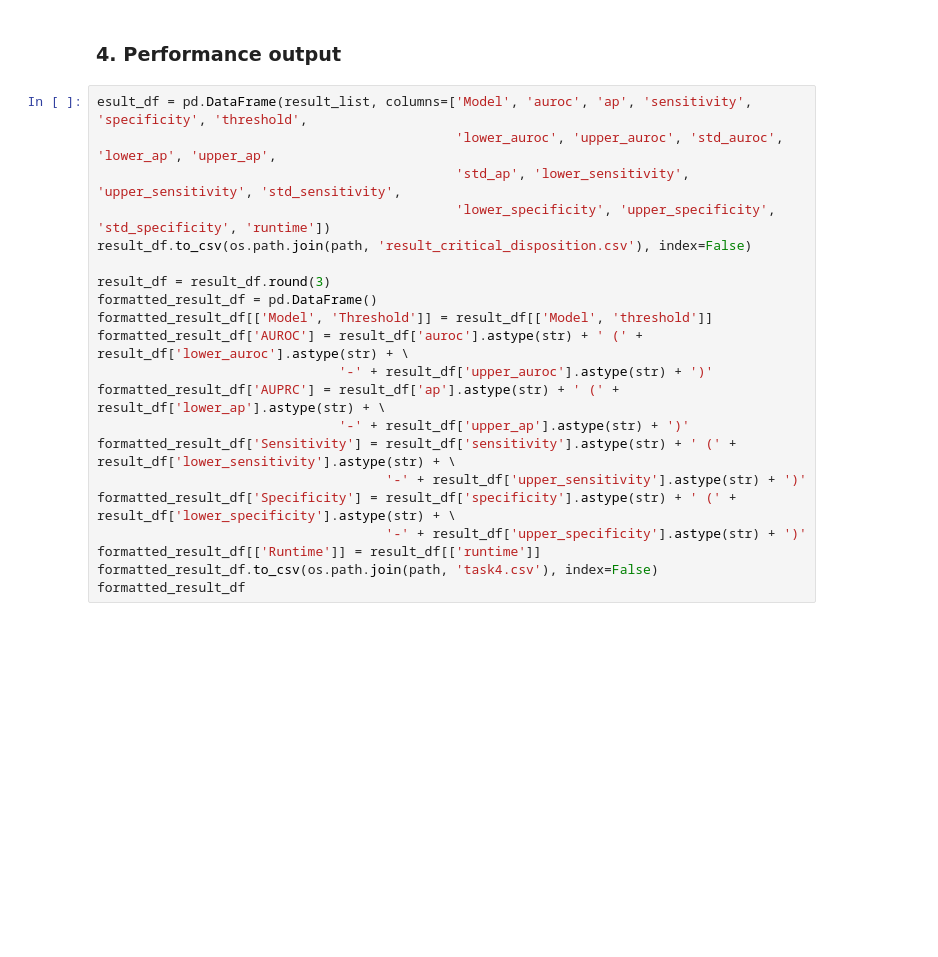
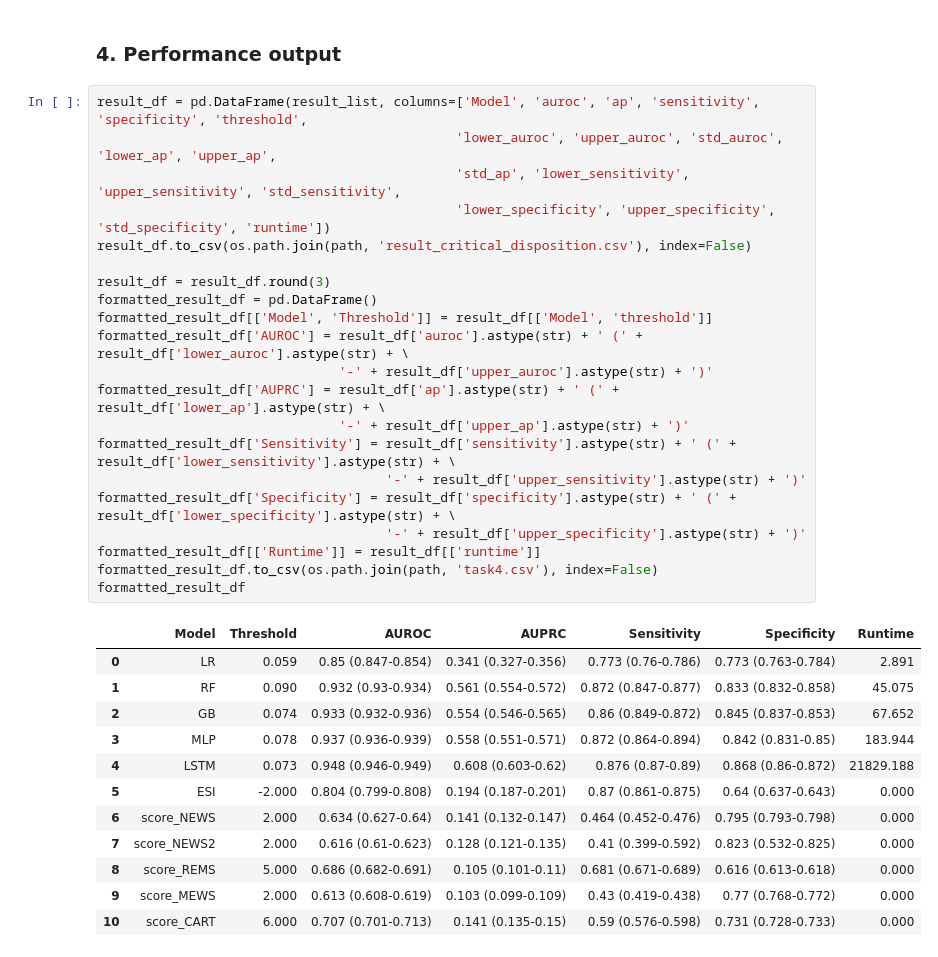
Before and after one commit to nliulab/mimic4ed-benchmark, a Jupyter notebook: Benchmark_scripts/Task_4_Appendix_Model_critical_triage_disposition.ipynb, the cells around one changed output. Saved outputs shown, nothing was run; the diff lists cells and outputs as text; blank space fills up the shorter version.

```diff
--- a/Benchmark_scripts/Task_4_Appendix_Model_critical_triage_disposition.ipynb
+++ b/Benchmark_scripts/Task_4_Appendix_Model_critical_triage_disposition.ipynb
@@ -244,26 +444,39 @@ get_score_performance("score_CART", random_seed=random_seed)
 # %% [markdown]
 ### 4. Performance output
 # %%
-esult_df = pd.DataFrame(result_list, columns=['Model', 'auroc', 'ap', 'sensitivity', 'specificity', 'threshold',
+result_df = pd.DataFrame(result_list, columns=['Model', 'auroc', 'ap', 'sensitivity', 'specificity', 'threshold',
                                               'lower_auroc', 'upper_auroc', 'std_auroc', 'lower_ap', 'upper_ap',
                                               'std_ap', 'lower_sensitivity', 'upper_sensitivity', 'std_sensitivity',
                                               'lower_specificity', 'upper_specificity', 'std_specificity', 'runtime'])
 result_df.to_csv(os.path.join(path, 'result_critical_disposition.csv'), index=False)
 
 result_df = result_df.round(3)
 formatted_result_df = pd.DataFrame()
 formatted_result_df[['Model', 'Threshold']] = result_df[['Model', 'threshold']]
 formatted_result_df['AUROC'] = result_df['auroc'].astype(str) + ' (' + result_df['lower_auroc'].astype(str) + \
                                '-' + result_df['upper_auroc'].astype(str) + ')'
 formatted_result_df['AUPRC'] = result_df['ap'].astype(str) + ' (' + result_df['lower_ap'].astype(str) + \
                                '-' + result_df['upper_ap'].astype(str) + ')'
 formatted_result_df['Sensitivity'] = result_df['sensitivity'].astype(str) + ' (' + result_df['lower_sensitivity'].astype(str) + \
                                      '-' + result_df['upper_sensitivity'].astype(str) + ')'
 formatted_result_df['Specificity'] = result_df['specificity'].astype(str) + ' (' + result_df['lower_specificity'].astype(str) + \
                                      '-' + result_df['upper_specificity'].astype(str) + ')'
 formatted_result_df[['Runtime']] = result_df[['runtime']]
 formatted_result_df.to_csv(os.path.join(path, 'task4.csv'), index=False)
 formatted_result_df
+# %% [output]
+|  | Model | Threshold | AUROC | AUPRC | Sensitivity | Specificity | Runtime |
+| 0 | LR | 0.059 | 0.85 (0.847-0.854) | 0.341 (0.327-0.356) | 0.773 (0.76-0.786) | 0.773 (0.763-0.784) | 2.891 |
+| 1 | RF | 0.090 | 0.932 (0.93-0.934) | 0.561 (0.554-0.572) | 0.872 (0.847-0.877) | 0.833 (0.832-0.858) | 45.075 |
+| 2 | GB | 0.074 | 0.933 (0.932-0.936) | 0.554 (0.546-0.565) | 0.86 (0.849-0.872) | 0.845 (0.837-0.853) | 67.652 |
+| 3 | MLP | 0.078 | 0.937 (0.936-0.939) | 0.558 (0.551-0.571) | 0.872 (0.864-0.894) | 0.842 (0.831-0.85) | 183.944 |
+| 4 | LSTM | 0.073 | 0.948 (0.946-0.949) | 0.608 (0.603-0.62) | 0.876 (0.87-0.89) | 0.868 (0.86-0.872) | 21829.188 |
+| 5 | ESI | -2.000 | 0.804 (0.799-0.808) | 0.194 (0.187-0.201) | 0.87 (0.861-0.875) | 0.64 (0.637-0.643) | 0.000 |
+| 6 | score_NEWS | 2.000 | 0.634 (0.627-0.64) | 0.141 (0.132-0.147) | 0.464 (0.452-0.476) | 0.795 (0.793-0.798) | 0.000 |
+| 7 | score_NEWS2 | 2.000 | 0.616 (0.61-0.623) | 0.128 (0.121-0.135) | 0.41 (0.399-0.592) | 0.823 (0.532-0.825) | 0.000 |
+| 8 | score_REMS | 5.000 | 0.686 (0.682-0.691) | 0.105 (0.101-0.11) | 0.681 (0.671-0.689) | 0.616 (0.613-0.618) | 0.000 |
+| 9 | score_MEWS | 2.000 | 0.613 (0.608-0.619) | 0.103 (0.099-0.109) | 0.43 (0.419-0.438) | 0.77 (0.768-0.772) | 0.000 |
+| 10 | score_CART | 6.000 | 0.707 (0.701-0.713) | 0.141 (0.135-0.15) | 0.59 (0.576-0.598) | 0.731 (0.728-0.733) | 0.000 |
 # %%
 from helpers import plot_confidence_interval
 plot_confidence_interval(result_df, metric='auroc', ci=confidence_interval, name = "AUROC",
```
Also changed, not shown: parts of 21 cells of this notebook, 3 other files.
